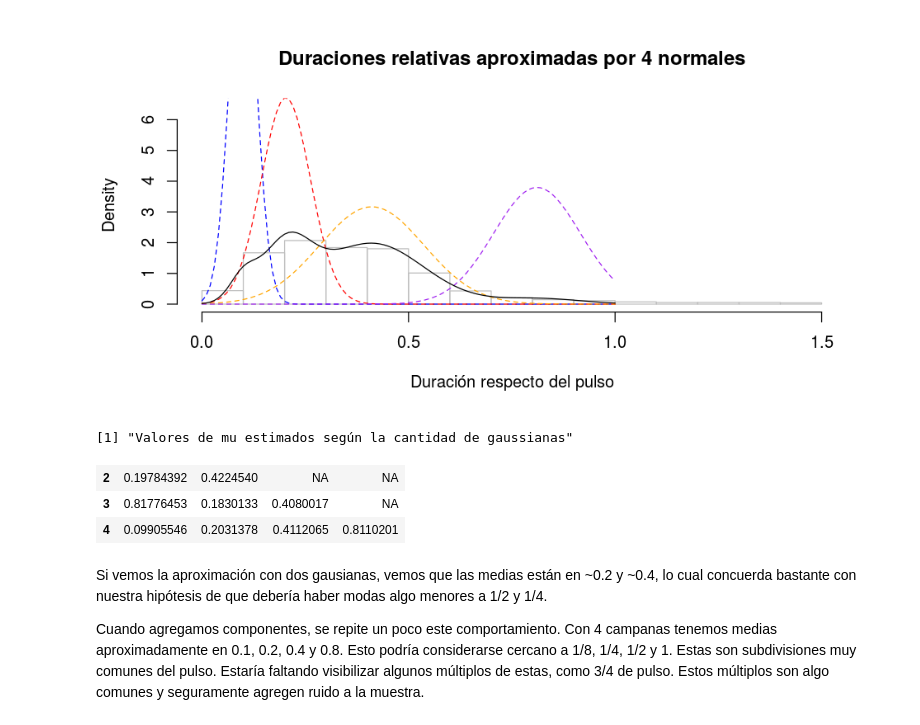
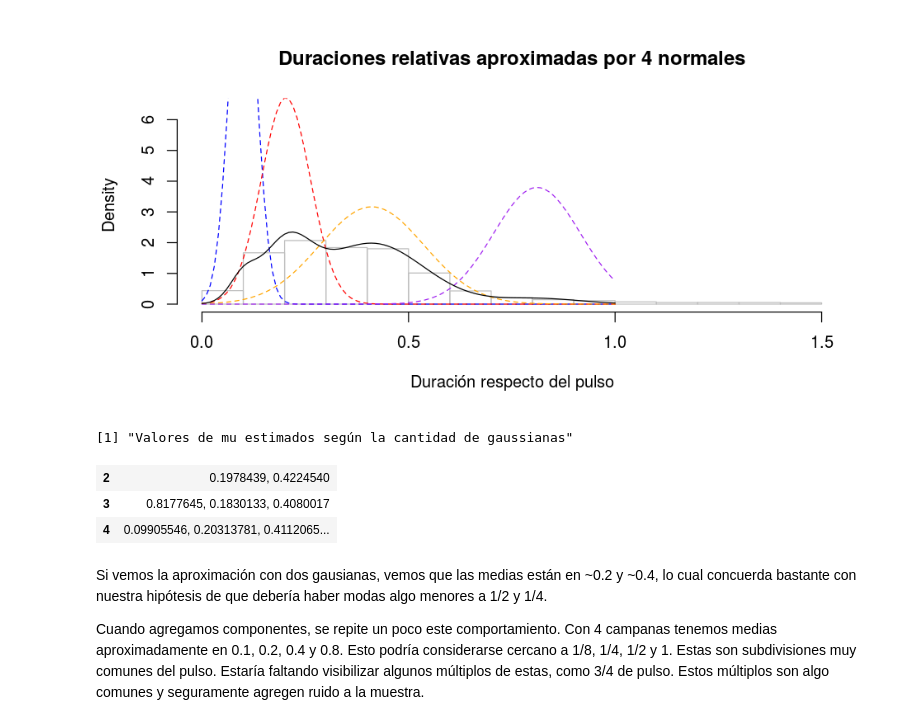
Before and after one commit to m2march/tp_final_r, a Jupyter notebook: tp_final/TP Final.ipynb, the cells around one changed output. Drawn from its saved outputs; the diff is of its cells as text; code cells hidden in the pictures.

```diff
--- a/tp_final/TP Final.ipynb
+++ b/tp_final/TP Final.ipynb
@@ -262,11 +264,11 @@ for (style in cv.styles) {
 # Función que devuelve el estilo MAP de la canción 'melid' dada las duraciones de los
 # entrenamientos de los estilos 'train_durations'
 colors = c('red', 'blue', 'green', 'yellow', 'black', 'purple', 'orange')
-predict_style = function(melid, train_durations, bw=0.2) {
+predict_style = function(melid, train_durations, bw=0.2, duration_pre_f=function(x) {x}) {
     style.scores = sapply(1:length(cv.styles), function (style_idx) {
         style = cv.styles[style_idx]
         d <- density(train_durations[[style]], bw=bw)
-        xs <- melody$duration[melody$melid == melid]
+        xs <- duration_pre_f(melody$duration)[melody$melid == melid]
         ys <- approx(d$x, d$y, xs)$y  # Analogo a approxfun y density(from, to) de Lista 9, ej 10
 
         ys <- ys[!is.na(ys)]
@@ -490,15 +493,15 @@ sigma  0.0322222 0.0593849 0.125993 0.1050751
 loglik at estimate:  64416.86
 [figure]
 # %%
-x <- rbind(c(aprox.2$mu, NA, NA), c(aprox.3$mu, NA), aprox.4$mu)
+x <- rbind(list(aprox.2$mu), list(aprox.3$mu), list(aprox.4$mu))
 rownames(x) <- c('2', '3', '4')
 'Valores de mu estimados según la cantidad de gaussianas'
 x
 # %% [output]
 [1] "Valores de mu estimados según la cantidad de gaussianas"
-| 2 | 0.19784392 | 0.4224540 | NA | NA |
-| 3 | 0.81776453 | 0.1830133 | 0.4080017 | NA |
-| 4 | 0.09905546 | 0.2031378 | 0.4112065 | 0.8110201 |
+| 2 | 0.1978439, 0.4224540 |
+| 3 | 0.8177645, 0.1830133, 0.4080017 |
+| 4 | 0.09905546, 0.20313781, 0.4112065... |
 # %% [markdown]
 Si vemos la aproximación con dos gausianas, vemos que las medias están en ~0.2 y ~0.4, lo cual concuerda bastante con nuestra hipótesis de que debería haber modas algo menores a 1/2 y 1/4.
 
```
Also changed, not shown: parts of 21 cells of this notebook.
